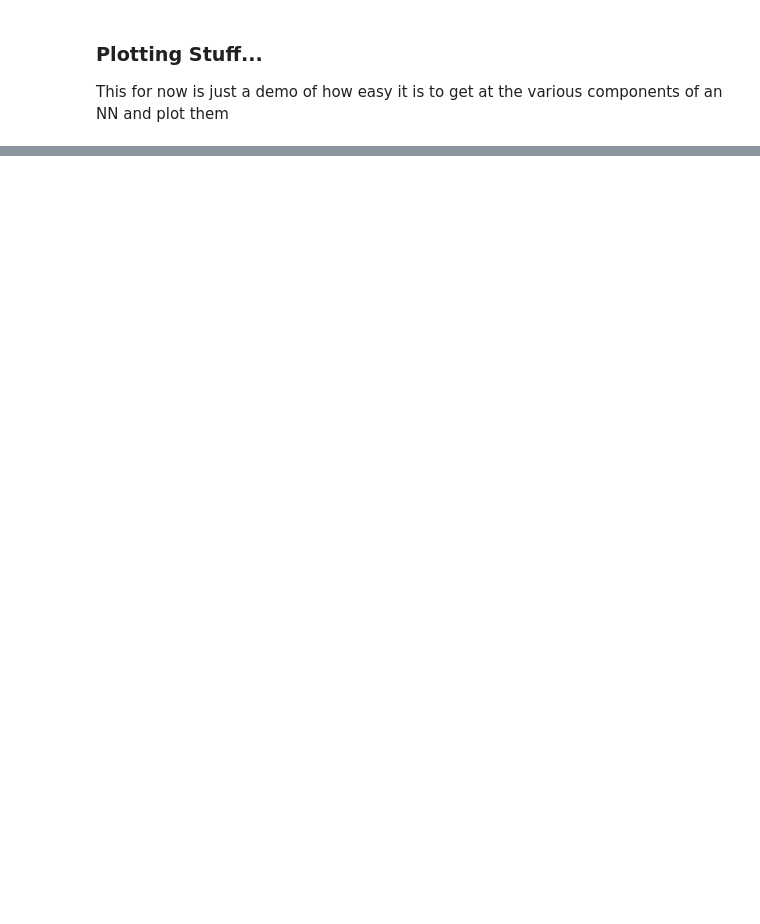
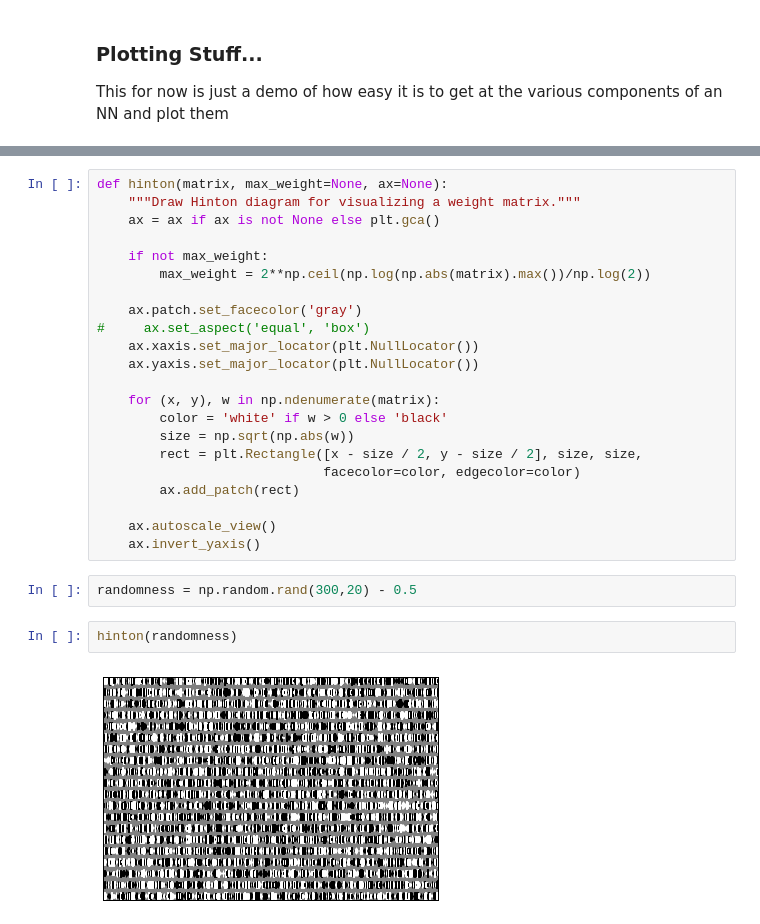
Before and after one commit to Copper-Head/the-three-stooges, a Jupyter notebook: Sandbox.ipynb, the cells around one changed output, grey strips where cells are left out. Drawn from its saved outputs; the diff is of its cells as text; blank space fills up the shorter version.

```diff
--- a/Sandbox.ipynb
+++ b/Sandbox.ipynb
@@ -72,0 +97,28 @@ plt.show()
+# %%
+def hinton(matrix, max_weight=None, ax=None):
+    """Draw Hinton diagram for visualizing a weight matrix."""
+    ax = ax if ax is not None else plt.gca()
+
+    if not max_weight:
+        max_weight = 2**np.ceil(np.log(np.abs(matrix).max())/np.log(2))
+
+    ax.patch.set_facecolor('gray')
+#     ax.set_aspect('equal', 'box')
+    ax.xaxis.set_major_locator(plt.NullLocator())
+    ax.yaxis.set_major_locator(plt.NullLocator())
+
+    for (x, y), w in np.ndenumerate(matrix):
+        color = 'white' if w > 0 else 'black'
+        size = np.sqrt(np.abs(w))
+        rect = plt.Rectangle([x - size / 2, y - size / 2], size, size,
+                             facecolor=color, edgecolor=color)
+        ax.add_patch(rect)
+
+    ax.autoscale_view()
+    ax.invert_yaxis()
+# %%
+randomness = np.random.rand(300,20) - 0.5
+# %%
+hinton(randomness)
+# %% [output]
+[figure, added]
```
Also changed, not shown: parts of 9 cells of this notebook.
